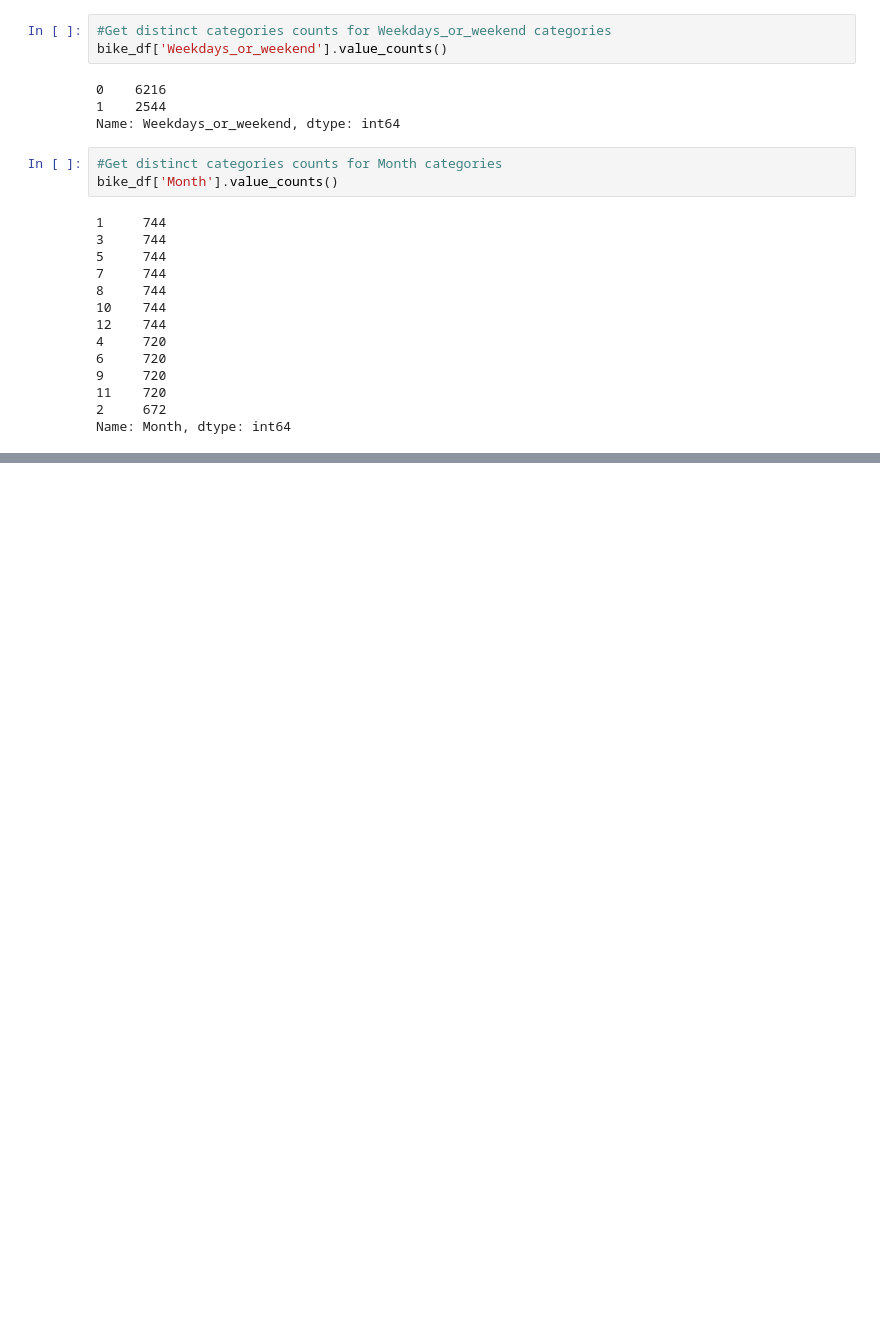
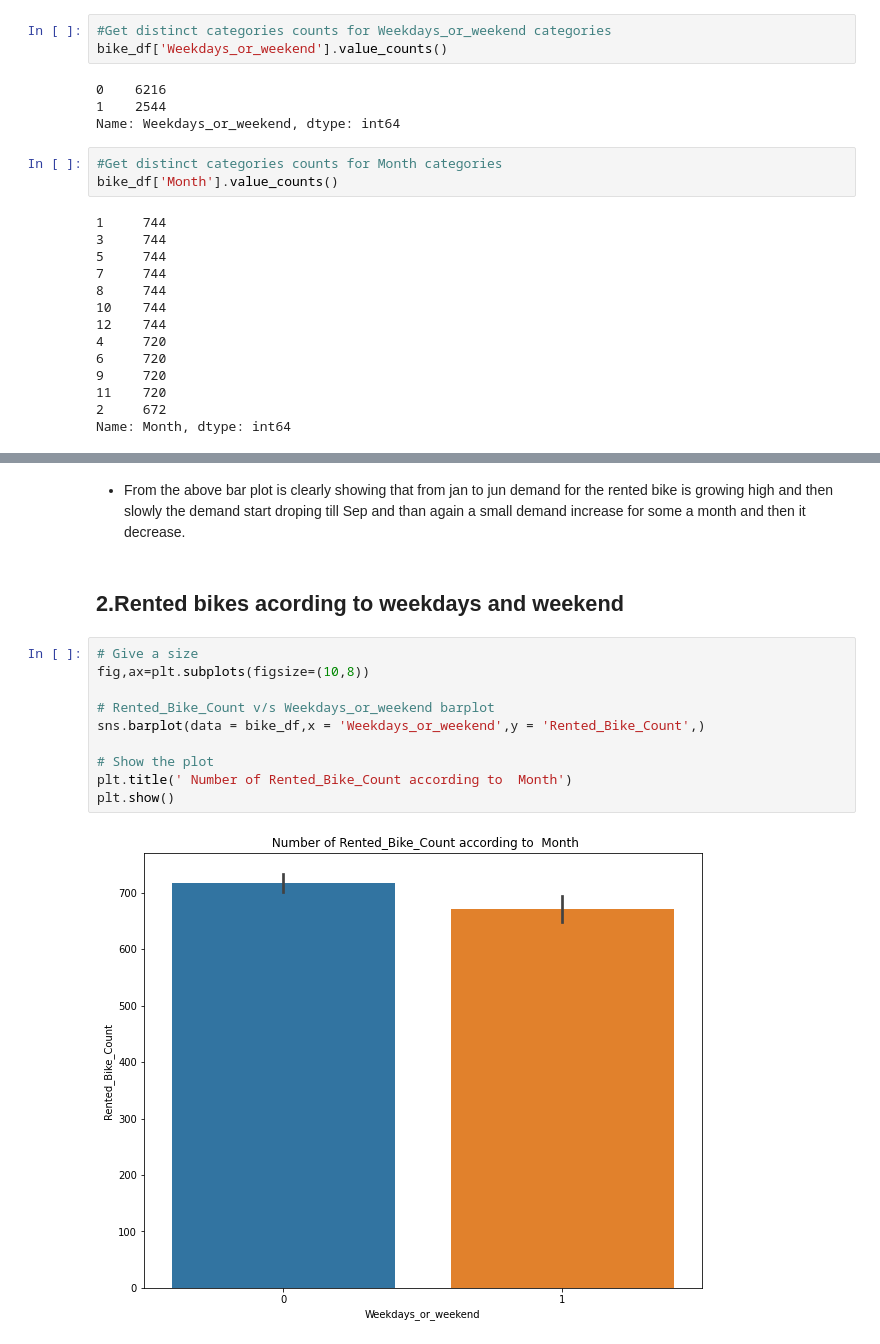
Before and after one commit to kuresh02/Bike-Sharing-Demand-Prediction---Capstone-Project, a Jupyter notebook: Capstone_Project__Sharing_Demand_Prediction.ipynb, the cells around one changed output, grey strips where cells are left out. Cells and saved outputs as stored; diff of their text form; blank space fills up the shorter version.

```diff
--- a/Capstone_Project__Sharing_Demand_Prediction.ipynb
+++ b/Capstone_Project__Sharing_Demand_Prediction.ipynb
@@ -275,0 +345,18 @@ bike_df.isnull().sum()
+# %% [markdown]
+
+
+*   From the above bar plot is clearly showing that from jan to jun demand for the rented bike is growing high and then slowly the demand start droping till Sep and than again a small demand increase for some a month and then it decrease.
+# %% [markdown]
+## **2.Rented bikes acording to weekdays and weekend**
+# %%
+# Give a size
+fig,ax=plt.subplots(figsize=(10,8))
+
+# Rented_Bike_Count v/s Weekdays_or_weekend barplot
+sns.barplot(data = bike_df,x = 'Weekdays_or_weekend',y = 'Rented_Bike_Count',)
+
+# Show the plot
+plt.title(' Number of Rented_Bike_Count according to  Month')
+plt.show()
+# %% [output]
+[figure, added]
```
Also changed, not shown: parts of 22 cells of this notebook.
